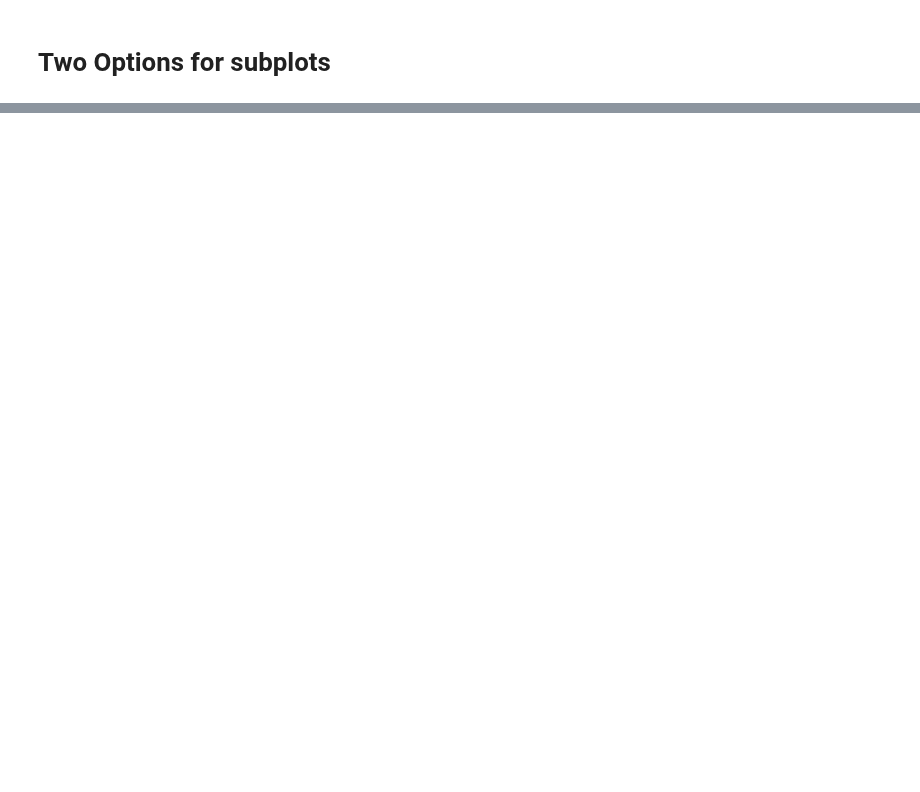
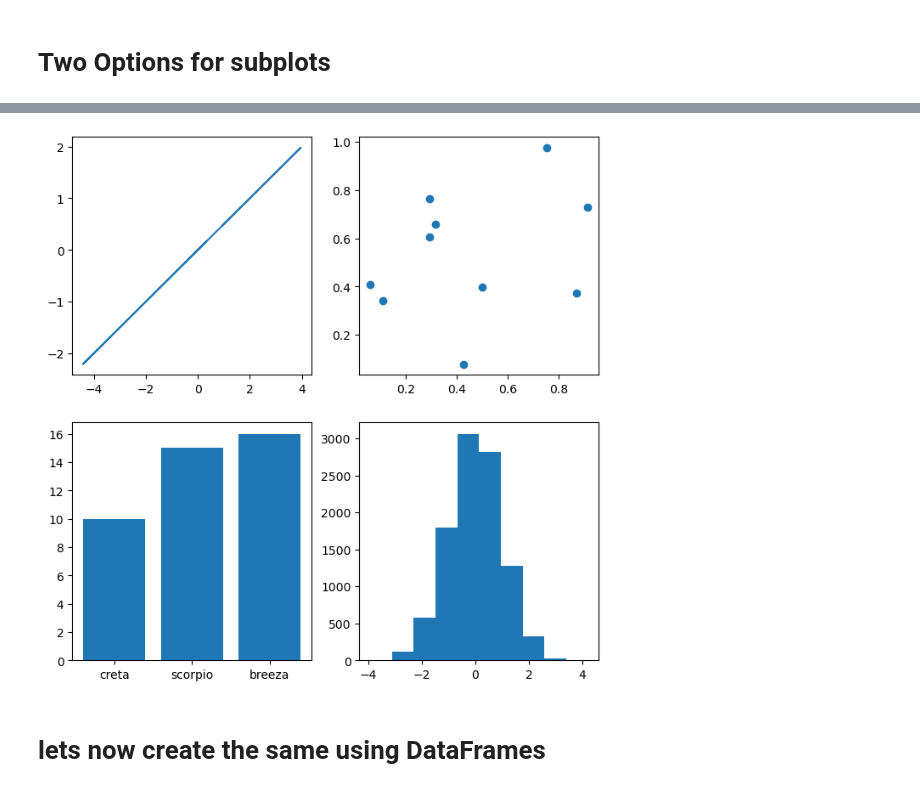
Before and after one commit to FairozAhmadSheikh/Machine_and_Deep_Learning_Basic_To_Advance, a Jupyter notebook: revision_matplotlib.ipynb, the cells around one changed output, grey strips where cells are left out. Cells and saved outputs as stored; diff of their text form; code cells hidden in the pictures; blank space fills up the shorter version.

Commit message:
visualizing Dataframes now

```diff
--- a/revision_matplotlib.ipynb
+++ b/revision_matplotlib.ipynb
@@ -129,8 +129,13 @@ ax4.hist(np.random.randn(1000));
 # %%
 # Method 2 of plotting
 fix,ax=plt.subplots(nrows=2,
                      ncols=2,
-                    figsize=(3,3))
-ax[0,0].plot(x,x/2)
-ax[0,1].scatter(np.random.random(10),np.random.random(10))
-ax[1,0].bar(car_sales.keys(),a)
+                    figsize=(8,8))
+ax[0,0].plot(x,x/2);
+ax[0,1].scatter(np.random.random(10),np.random.random(10));
+ax[1,0].bar(car_prices.keys(),car_prices.values());
+ax[1,1].hist(np.random.randn(10000));
+# %% [output]
+[figure, added]
+# %% [markdown]
+# lets now create the same using DataFrames
```
Also changed, not shown: parts of 15 cells of this notebook.
